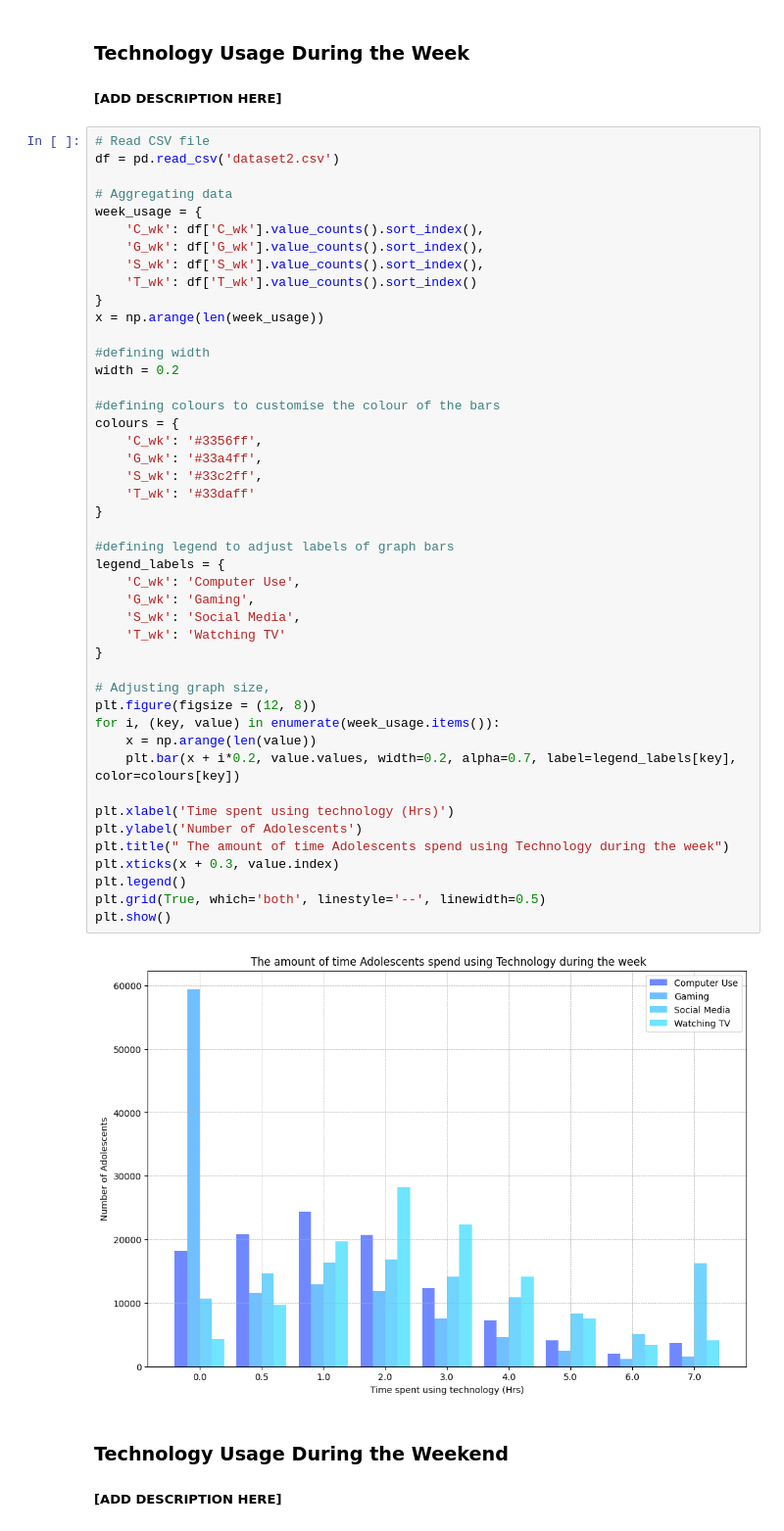
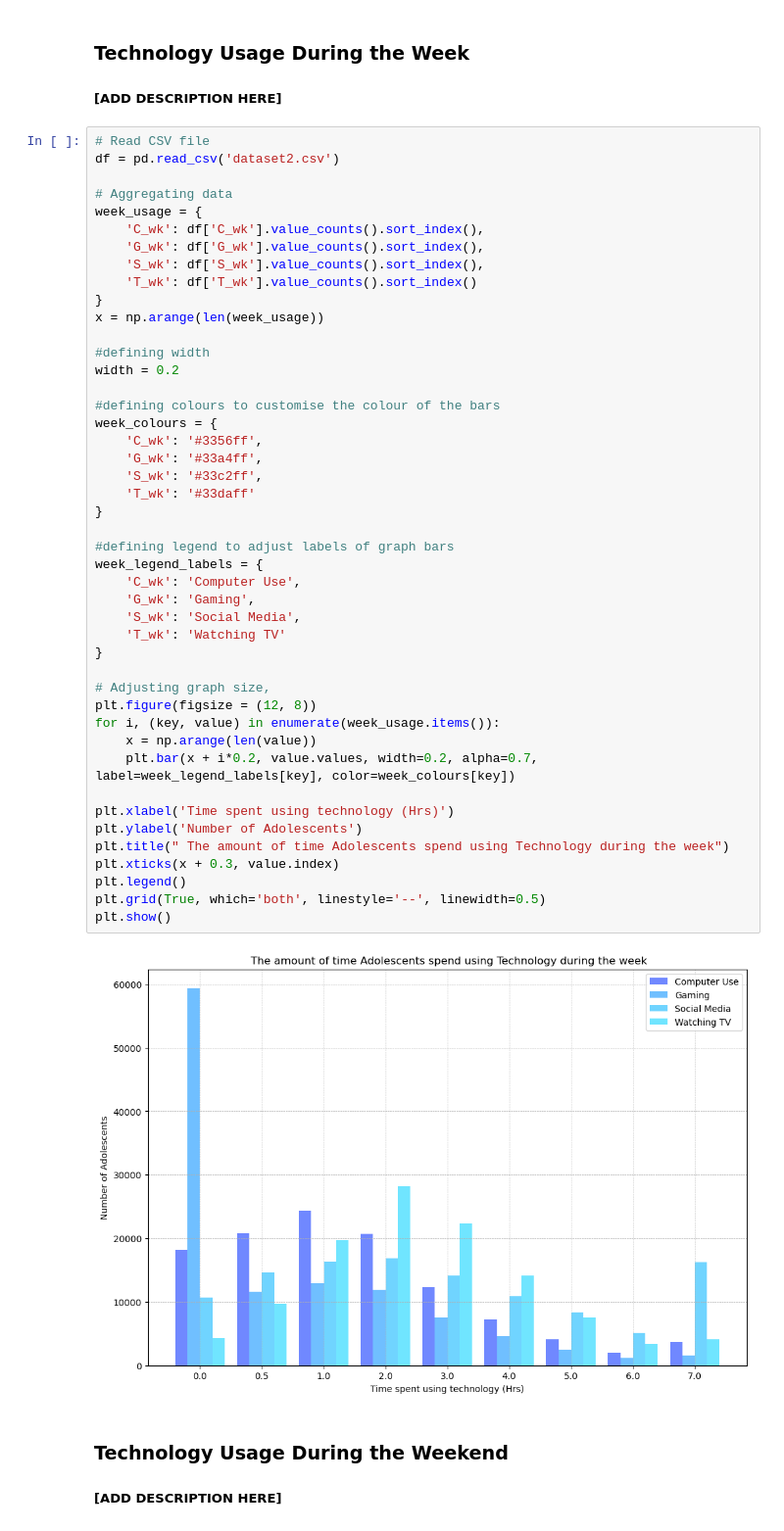
Before and after one commit to Kepaler/HIT140-Assignment-2, a Jupyter notebook: report.ipynb, the cells around one changed output. Shown at 98% size. Drawn from its saved outputs; the diff is of its cells as text.

```diff
--- a/report.ipynb
+++ b/report.ipynb
@@ -268,37 +268,37 @@ x = np.arange(len(week_usage))
 #defining width
 width = 0.2
 
 #defining colours to customise the colour of the bars
-colours = {
+week_colours = {
     'C_wk': '#3356ff',
     'G_wk': '#33a4ff',
     'S_wk': '#33c2ff',
     'T_wk': '#33daff'
 }
 
 #defining legend to adjust labels of graph bars
-legend_labels = {
+week_legend_labels = {
     'C_wk': 'Computer Use',
     'G_wk': 'Gaming',
     'S_wk': 'Social Media',
     'T_wk': 'Watching TV'
 }
 
 # Adjusting graph size,
 plt.figure(figsize = (12, 8))
 for i, (key, value) in enumerate(week_usage.items()):
     x = np.arange(len(value))
-    plt.bar(x + i*0.2, value.values, width=0.2, alpha=0.7, label=legend_labels[key], color=colours[key])
+    plt.bar(x + i*0.2, value.values, width=0.2, alpha=0.7, label=week_legend_labels[key], color=week_colours[key])
 
 plt.xlabel('Time spent using technology (Hrs)')
 plt.ylabel('Number of Adolescents')
 plt.title(" The amount of time Adolescents spend using Technology during the week")
 plt.xticks(x + 0.3, value.index)
 plt.legend()
 plt.grid(True, which='both', linestyle='--', linewidth=0.5)
 plt.show()
 # %% [output]
-[figure, old version]
+[figure, new version]
 # %% [markdown]
 ### Technology Usage During the Weekend
 ##### [ADD DESCRIPTION HERE]
```
Also changed, not shown: parts of 12 cells of this notebook.
